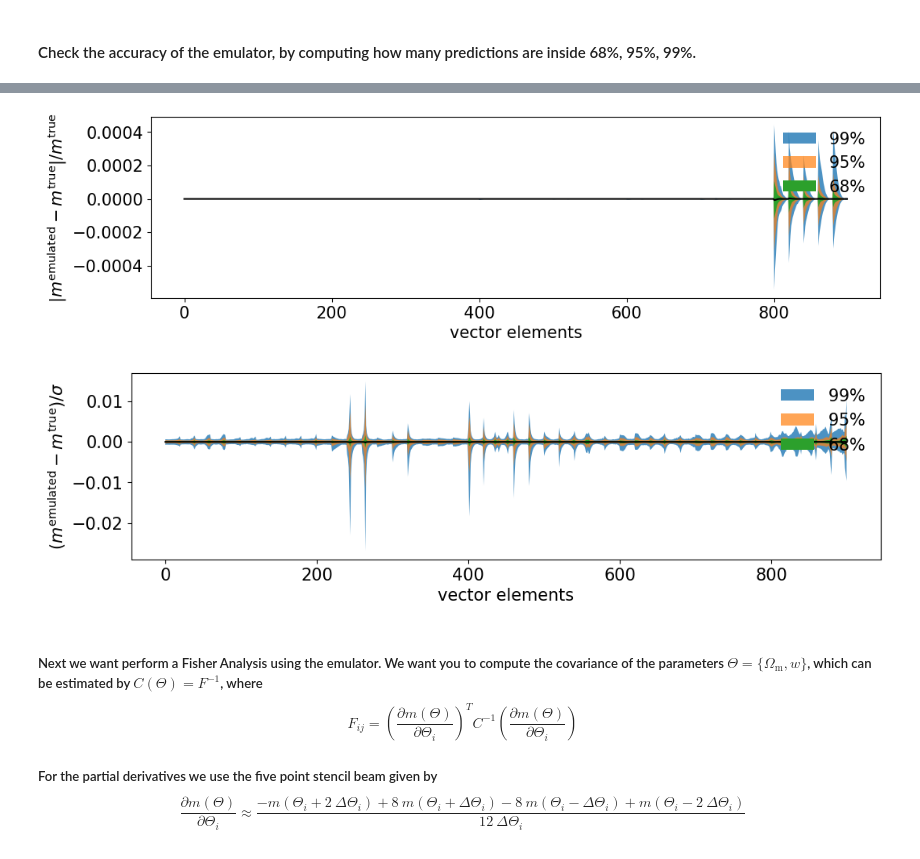
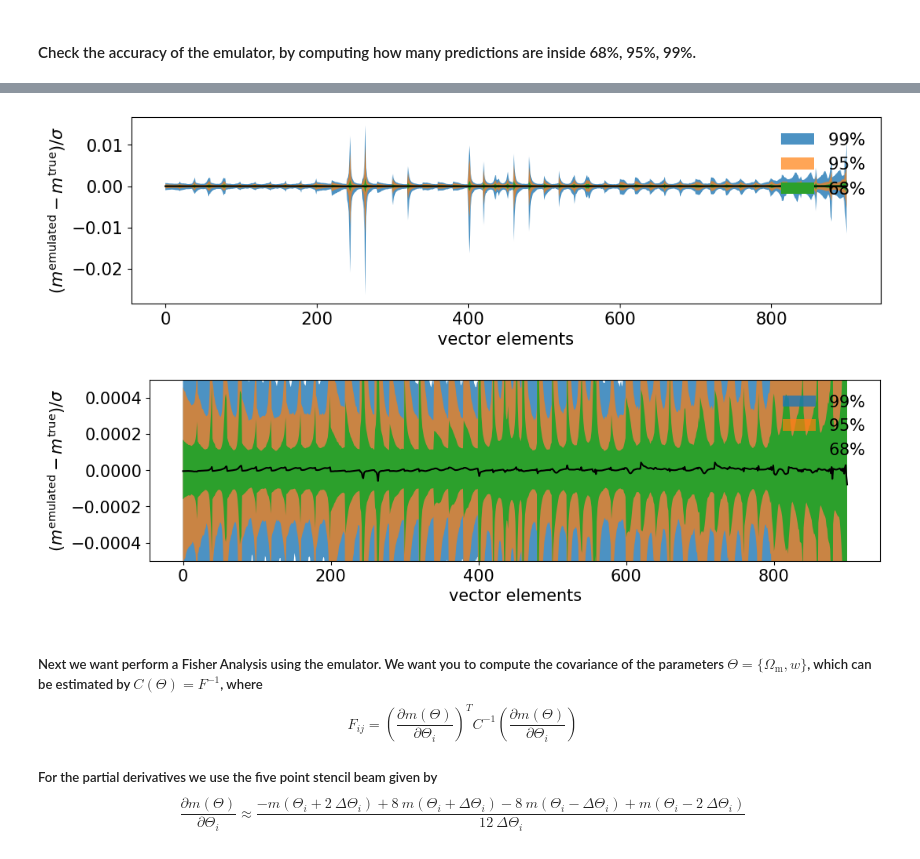
Before and after one commit to TheShak5/UWAstroStats, a Jupyter notebook: projects/2ptstat-analysis/assignments/assignment2_DarshakPatel.ipynb, the cells around one changed output, grey strips where cells are left out. Drawn from its saved outputs; the diff is of its cells as text; code cells hidden in the pictures.

```diff
--- a/projects/2ptstat-analysis/assignments/assignment2_DarshakPatel.ipynb
+++ b/projects/2ptstat-analysis/assignments/assignment2_DarshakPatel.ipynb
@@ -137,8 +148,8 @@ Number of Neurons:
 # %%
 # Loading an already saved/run emulator instance so I don't need to keep retraining all the time
-cp_nn = cosmopower_NN(restore=True, restore_filename='data_4_assignment2/emulator_test_norm_v2')
+#cp_nn = cosmopower_NN(restore=True, restore_filename='data_4_assignment2/emulator_test_norm_v2')
 
 # Checking the version of Tensorflow
-# tf.__version__
+#tf.__version__
 # %% [markdown]
 #### Check the accuracy of the emulator, by computing how many predictions are inside 68%, 95%, 99%.
@@ -145,58 +215,36 @@ cp_nn = cosmopower_NN(restore=True, restore_filename='data_4_assignment2/emulato
 # %%
-emulated_features = cp_nn.predictions_np(test_params)
-
-# if you modified the training features you need to convert back the output back the original data vectors
-"""emulated_features = cp_nn.predictions_np(test_params) * np.std(train_features)"""
-
-emulated_features = emulated_features*maximum_feaure
-emulated_features = emulated_features + minimum_feature
-
-
-# adding 1 as we've added one to the train_features earlier when training the CNN
-diff=((emulated_features+1)/(test_features+1)-1) # Measure the relative difference between test sample and the emualted models
-diff_std= (emulated_features-test_features)/np.std(test_features, axis=0)
-
-mean_diff = np.mean(diff,0)
-mean_diff_std = np.mean(diff_std, 0)
-
-percentiles1 = np.percentile(diff, [50-34, 50+34],axis=0)
-percentiles2 = np.percentile(diff, [50-(95/2), 50+(95/2)], axis=0)
-percentiles3 = np.percentile(diff, [50-(99/2), 50+(99/2)], axis=0)
-bins=range(diff.shape[1])
-
-plt.figure(figsize=(12, 3),dpi=100)
-plt.fill_between(bins, percentiles3[0], percentiles3[1], label = '$99\%$', alpha=0.8)
-plt.fill_between(bins, percentiles2[0], percentiles2[1], label = '$95\%$', alpha = 0.7)
-plt.fill_between(bins, percentiles1[0], percentiles1[1], label = '$68\%$', alpha = 1)
-plt.plot(bins, mean_diff,'-',color='black')
-plt.xticks(fontsize=15)
-plt.yticks(fontsize=15)
-plt.legend(frameon=False, fontsize=15, loc='upper right')
-plt.ylabel(r'$| m^{\mathrm{emulated}} - m^{\mathrm{true}}|/  m^{\mathrm{true}}$', fontsize=15)
-plt.xlabel(r'vector elements',  fontsize=15)
-#plt.ylim(-0.06,0.06)
-#plt.ylim(-0.00005,0.00005)
-plt.show()
-
-##########################
-#### Plot (NN-GT)/std ####
-##########################
+##############################################
+#### Plot (emulated - true)/standard dev. ####
+##############################################
 
 percentiles1 = np.percentile(diff_std, [50-34, 50+34],axis=0)
 percentiles2 = np.percentile(diff_std, [50-(95/2), 50+(95/2)], axis=0)
 percentiles3 = np.percentile(diff_std, [50-(99/2), 50+(99/2)], axis=0)
 
 plt.figure(figsize=(12, 3),dpi=100)
 plt.fill_between(bins, percentiles3[0], percentiles3[1], label = '$99\%$', alpha=0.8)
 plt.fill_between(bins, percentiles2[0], percentiles2[1], label = '$95\%$', alpha = 0.7)
 plt.fill_between(bins, percentiles1[0], percentiles1[1], label = '$68\%$', alpha = 1)
 plt.plot(bins, mean_diff_std,'-',color='black')
 plt.xticks(fontsize=15)
 plt.yticks(fontsize=15)
 plt.legend(frameon=False, fontsize=15, loc='upper right')
 plt.ylabel(r'$ (m^{\mathrm{emulated}} - m^{\mathrm{true}})/  \sigma$', fontsize=15)
 plt.xlabel(r'vector elements',  fontsize=15)
 plt.show()
+
+plt.figure(figsize=(12, 3),dpi=100)
+plt.fill_between(bins, percentiles3[0], percentiles3[1], label = '$99\%$', alpha=0.8)
+plt.fill_between(bins, percentiles2[0], percentiles2[1], label = '$95\%$', alpha = 0.7)
+plt.fill_between(bins, percentiles1[0], percentiles1[1], label = '$68\%$', alpha = 1)
+plt.plot(bins, mean_diff_std,'-',color='black')
+plt.xticks(fontsize=15)
+plt.yticks(fontsize=15)
+plt.legend(frameon=False, fontsize=15, loc='upper right')
+plt.ylabel(r'$ (m^{\mathrm{emulated}} - m^{\mathrm{true}})/  \sigma$', fontsize=15)
+plt.xlabel(r'vector elements',  fontsize=15)
+plt.ylim(-0.0005,0.0005)
+plt.show()
 # %% [output]
-[figure, old version]
+[figure, new version]
-[figure, old version]
+[figure, new version]
```
Also changed, not shown: parts of 23 cells of this notebook, 3 other files.
